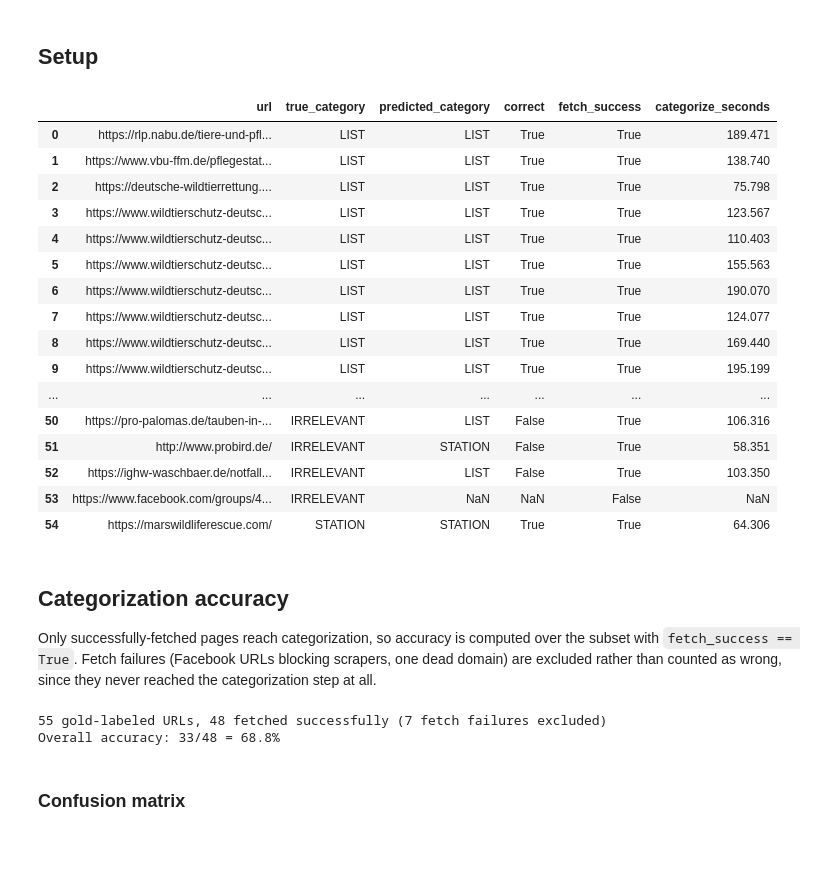
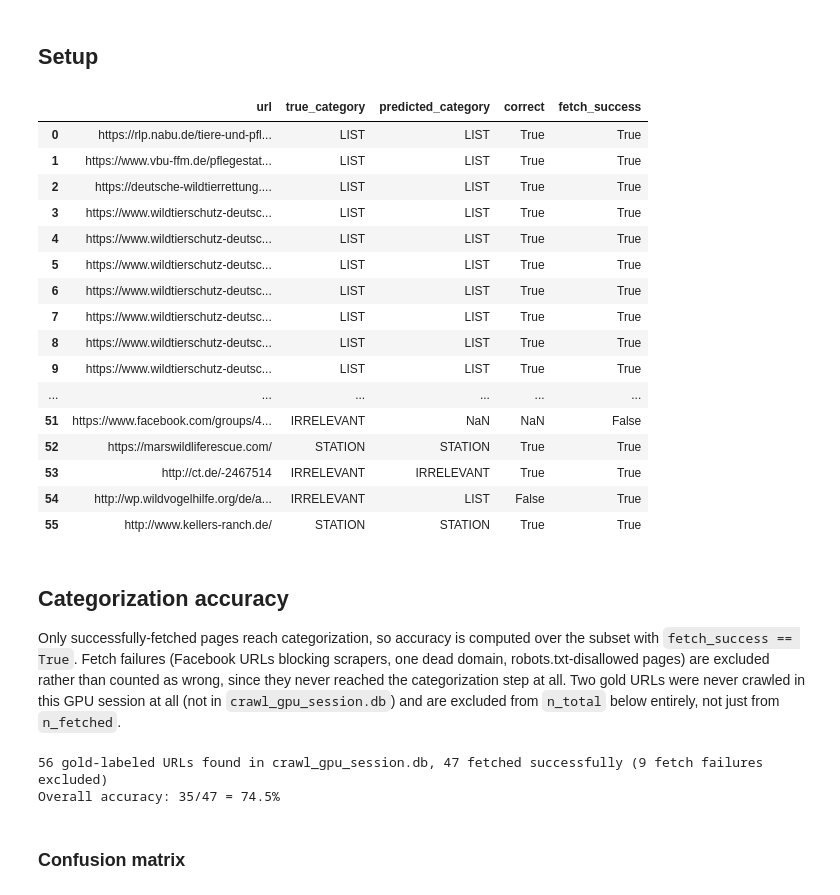
Before and after one commit to idioticDolphin/RescueAnt, a Jupyter notebook: notebooks/correctness_evaluation.ipynb, the cells around one changed output. Cells and saved outputs as stored; diff of their text form; code cells hidden in the pictures; blank space fills up the shorter version.

```diff
--- a/notebooks/correctness_evaluation.ipynb
+++ b/notebooks/correctness_evaluation.ipynb
@@ -34,54 +46,67 @@ behaves. That run's numbers were discarded; the experiment now runs uncapped by
 # %%
 import sys
 sys.path.insert(0, ".")
 from plotting import set_style, savefig, load_csv, PALETTE, wilson_ci, integer_axis
 import matplotlib.pyplot as plt
 import numpy as np
 import pandas as pd
 
 set_style()
+
+# Isolated re-fetch experiment - kept only for the categorization *timing*
+# histogram below (see intro cell for why).
 cat_df = load_csv("categorization_accuracy.csv")
 cat_df["fetch_success"] = cat_df["fetch_success"].astype(bool)
 cat_df["correct"] = cat_df["correct"].map({"True": True, "False": False, True: True, False: False})
-cat_df
+
+# Real GPU-session crawl results - primary data source for accuracy/confusion matrix below.
+gpu_cat_df = load_csv("categorization_gold_vs_real_crawl.csv")
+gpu_cat_df["fetch_success"] = gpu_cat_df["fetch_success"].astype(bool)
+gpu_cat_df["correct"] = gpu_cat_df["correct"].map({"True": True, "False": False, True: True, False: False})
+gpu_cat_df
 # %% [output]
-|  | url | true_category | predicted_category | correct | fetch_success | categorize_seconds |
-| 0 | https://rlp.nabu.de/tiere-und-pfl... | LIST | LIST | True | True | 189.471 |
-| 1 | https://www.vbu-ffm.de/pflegestat... | LIST | LIST | True | True | 138.740 |
-| 2 | https://deutsche-wildtierrettung.... | LIST | LIST | True | True | 75.798 |
-| 3 | https://www.wildtierschutz-deutsc... | LIST | LIST | True | True | 123.567 |
-| 4 | https://www.wildtierschutz-deutsc... | LIST | LIST | True | True | 110.403 |
-| 5 | https://www.wildtierschutz-deutsc... | LIST | LIST | True | True | 155.563 |
-| 6 | https://www.wildtierschutz-deutsc... | LIST | LIST | True | True | 190.070 |
-| 7 | https://www.wildtierschutz-deutsc... | LIST | LIST | True | True | 124.077 |
-| 8 | https://www.wildtierschutz-deutsc... | LIST | LIST | True | True | 169.440 |
-| 9 | https://www.wildtierschutz-deutsc... | LIST | LIST | True | True | 195.199 |
-| ... | ... | ... | ... | ... | ... | ... |
-| 50 | https://pro-palomas.de/tauben-in-... | IRRELEVANT | LIST | False | True | 106.316 |
-| 51 | http://www.probird.de/ | IRRELEVANT | STATION | False | True | 58.351 |
-| 52 | https://ighw-waschbaer.de/notfall... | IRRELEVANT | LIST | False | True | 103.350 |
-| 53 | https://www.facebook.com/groups/4... | IRRELEVANT | NaN | NaN | False | NaN |
-| 54 | https://marswildliferescue.com/ | STATION | STATION | True | True | 64.306 |
+|  | url | true_category | predicted_category | correct | fetch_success |
+| 0 | https://rlp.nabu.de/tiere-und-pfl... | LIST | LIST | True | True |
+| 1 | https://www.vbu-ffm.de/pflegestat... | LIST | LIST | True | True |
+| 2 | https://deutsche-wildtierrettung.... | LIST | LIST | True | True |
+| 3 | https://www.wildtierschutz-deutsc... | LIST | LIST | True | True |
+| 4 | https://www.wildtierschutz-deutsc... | LIST | LIST | True | True |
+| 5 | https://www.wildtierschutz-deutsc... | LIST | LIST | True | True |
+| 6 | https://www.wildtierschutz-deutsc... | LIST | LIST | True | True |
+| 7 | https://www.wildtierschutz-deutsc... | LIST | LIST | True | True |
+| 8 | https://www.wildtierschutz-deutsc... | LIST | LIST | True | True |
+| 9 | https://www.wildtierschutz-deutsc... | LIST | LIST | True | True |
+| ... | ... | ... | ... | ... | ... |
+| 51 | https://www.facebook.com/groups/4... | IRRELEVANT | NaN | NaN | False |
+| 52 | https://marswildliferescue.com/ | STATION | STATION | True | True |
+| 53 | http://ct.de/-2467514 | IRRELEVANT | IRRELEVANT | True | True |
+| 54 | http://wp.wildvogelhilfe.org/de/a... | IRRELEVANT | LIST | False | True |
+| 55 | http://www.kellers-ranch.de/ | STATION | STATION | True | True |
 # %% [markdown]
 ## Categorization accuracy
 
 Only successfully-fetched pages reach categorization, so accuracy is computed over the
 subset with `fetch_success == True`. Fetch failures (Facebook URLs blocking scrapers,
-one dead domain) are excluded rather than counted as wrong, since they never reached the
-categorization step at all.
+one dead domain, robots.txt-disallowed pages) are excluded rather than counted as wrong,
+since they never reached the categorization step at all. Two gold URLs were never crawled
+in this GPU session at all (not in `crawl_gpu_session.db`) and are excluded from
+`n_total` below entirely, not just from `n_fetched`.
 # %%
-fetched = cat_df[cat_df["fetch_success"]].copy()
-n_total = len(cat_df)
+fetched = gpu_cat_df[gpu_cat_df["fetch_success"]].copy()
+n_total = len(gpu_cat_df)
 n_fetched = len(fetched)
 n_correct = int(fetched["correct"].sum())
 accuracy = 100 * n_correct / n_fetched
 
-print(f"{n_total} gold-labeled URLs, {n_fetched} fetched successfully "
+# Isolated experiment's fetched subset, kept only for the timing histogram later.
+isolated_fetched = cat_df[cat_df["fetch_success"]].copy()
+
+print(f"{n_total} gold-labeled URLs found in crawl_gpu_session.db, {n_fetched} fetched successfully "
       f"({n_total - n_fetched} fetch failures excluded)")
 print(f"Overall accuracy: {n_correct}/{n_fetched} = {accuracy:.1f}%")
 # %% [output]
-55 gold-labeled URLs, 48 fetched successfully (7 fetch failures excluded)
-Overall accuracy: 33/48 = 68.8%
+56 gold-labeled URLs found in crawl_gpu_session.db, 47 fetched successfully (9 fetch failures excluded)
+Overall accuracy: 35/47 = 74.5%
 # %% [markdown]
 ### Confusion matrix
 # %%
```
Also changed, not shown: parts of 16 cells of this notebook, 7 other files.
